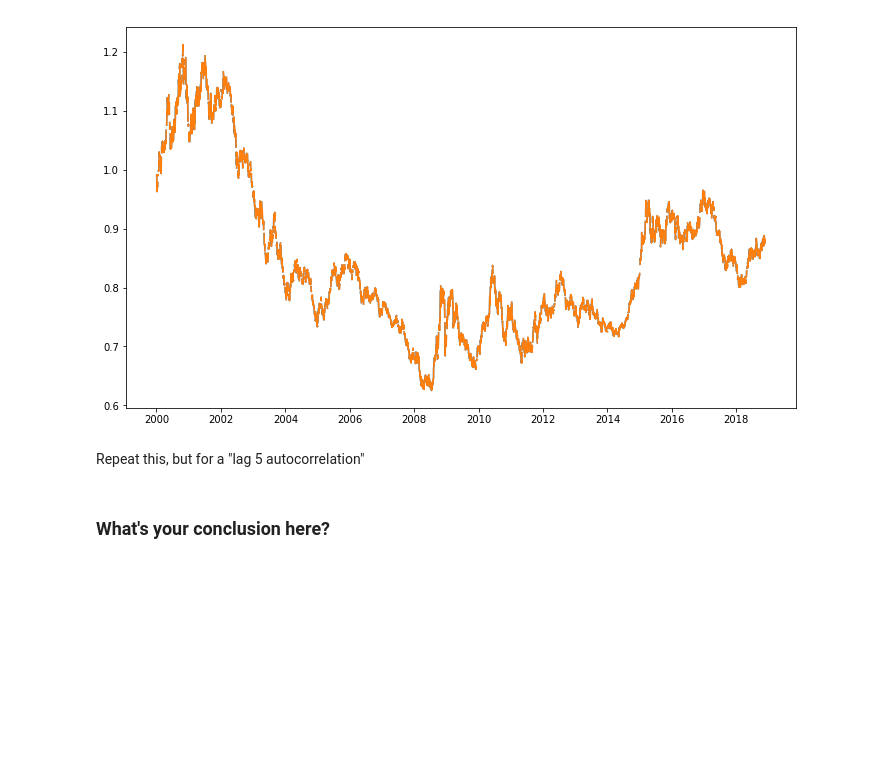
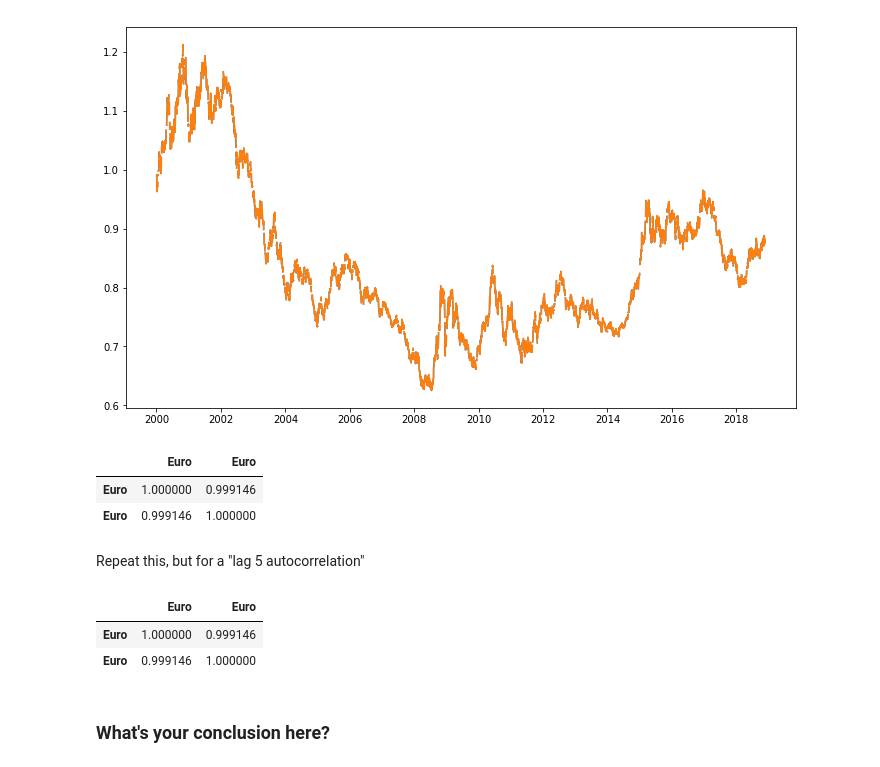
Before and after one commit to npschafer/dsc-corr-autocorr-in-time-series-lab-houston-ds-042219, a Jupyter notebook: index.ipynb, the cells around one changed output. Saved outputs shown, nothing was run; the diff lists cells and outputs as text; code cells hidden in the pictures; blank space fills up the shorter version.

```diff
--- a/index.ipynb
+++ b/index.ipynb
@@ -84,4 +84,4 @@ plt.plot(df.shift(1)["Euro"])
 [<matplotlib.lines.Line2D at 0x...>]
 [figure]
 # %%
-shift_1_df = pd.concat([], axis=)
+shift_1_df = pd.concat([df["Euro"], df["Euro"].shift(1)], axis=1)
@@ -90,2 +88,8 @@ shift_1_df = pd.concat([], axis=)
+# %%
+shift_1_df.corr()
+# %% [output]
+|  | Euro | Euro |
+| Euro | 1.000000 | 0.999146 |
+| Euro | 0.999146 | 1.000000 |
 # %% [markdown]
 Repeat this, but for a "lag 5 autocorrelation"
@@ -96,3 +98,9 @@ Repeat this, but for a "lag 5 autocorrelation"
+# %%
+shift_1_df.corr()
+# %% [output]
+|  | Euro | Euro |
+| Euro | 1.000000 | 0.999146 |
+| Euro | 0.999146 | 1.000000 |
 # %% [markdown]
 ### What's your conclusion here?
 # %% [markdown]
```
Also changed, not shown: parts of 4 cells of this notebook.
